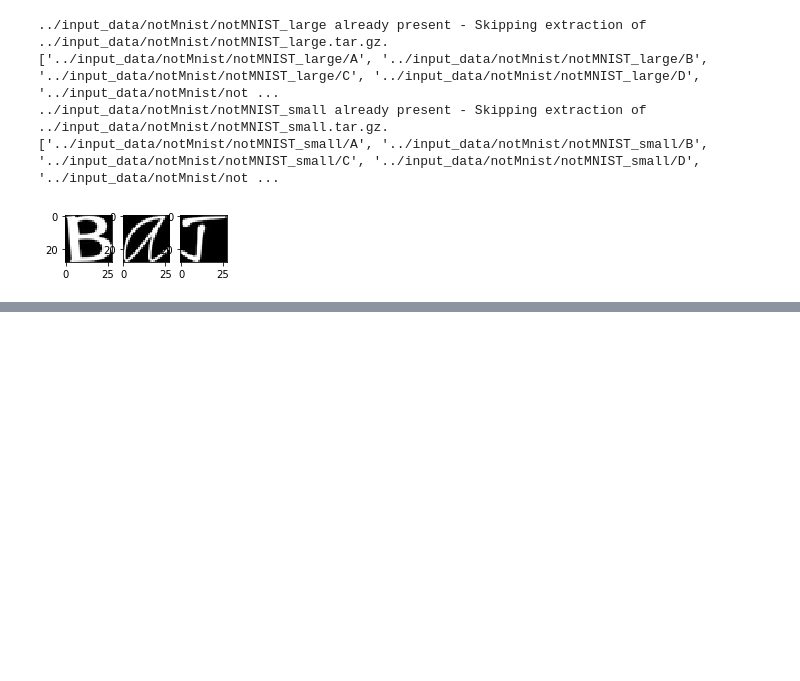
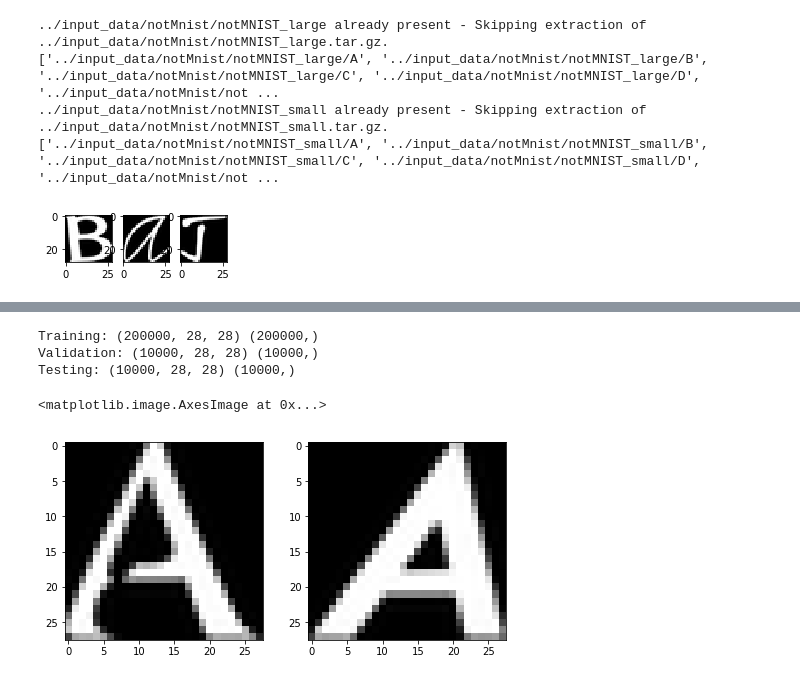
Before and after one commit to prameshbajra/pythonic, a Jupyter notebook: source_code/NotMnist-Udacity.ipynb, the cells around one changed output, grey strips where cells are left out. Saved outputs shown, nothing was run; the diff lists cells and outputs as text; code cells hidden in the pictures; blank space fills up the shorter version.

```diff
--- a/source_code/NotMnist-Udacity.ipynb
+++ b/source_code/NotMnist-Udacity.ipynb
@@ -176,0 +226,8 @@ Standard deviation: 0.44801354
+# %%
+def make_arrays(nb_rows, img_size):
+    if nb_rows:
+        dataset = np.ndarray((nb_rows, img_size, img_size), dtype=np.float32)
+        labels = np.ndarray(nb_rows, dtype=np.int32)
+    else:
+        dataset, labels = None, None
+    return dataset, labels
@@ -176,0 +268,26 @@ Standard deviation: 0.44801354
+# %%
+train_size = 200000
+valid_size = 10000
+test_size = 10000
+
+valid_dataset, valid_labels, train_dataset, train_labels = merge_datasets(
+  train_datasets, train_size, valid_size)
+_, _, test_dataset, test_labels = merge_datasets(test_datasets, test_size)
+
+print('Training:', train_dataset.shape, train_labels.shape)
+print('Validation:', valid_dataset.shape, valid_labels.shape)
+print('Testing:', test_dataset.shape, test_labels.shape)
+# %% [output]
+Training: (200000, 28, 28) (200000,)
+Validation: (10000, 28, 28) (10000,)
+Testing: (10000, 28, 28) (10000,)
+# %%
+plt.figure(figsize=(8, 8))
+plt.subplot(2, 2, 1)
+plt.imshow(train_dataset[189], cmap="gray")
+
+plt.subplot(2, 2, 2)
+plt.imshow(train_dataset[345], cmap="gray")
+# %% [output]
+<matplotlib.image.AxesImage at 0x...>
+[figure, added]
```
Also changed, not shown: parts of 12 cells of this notebook.
